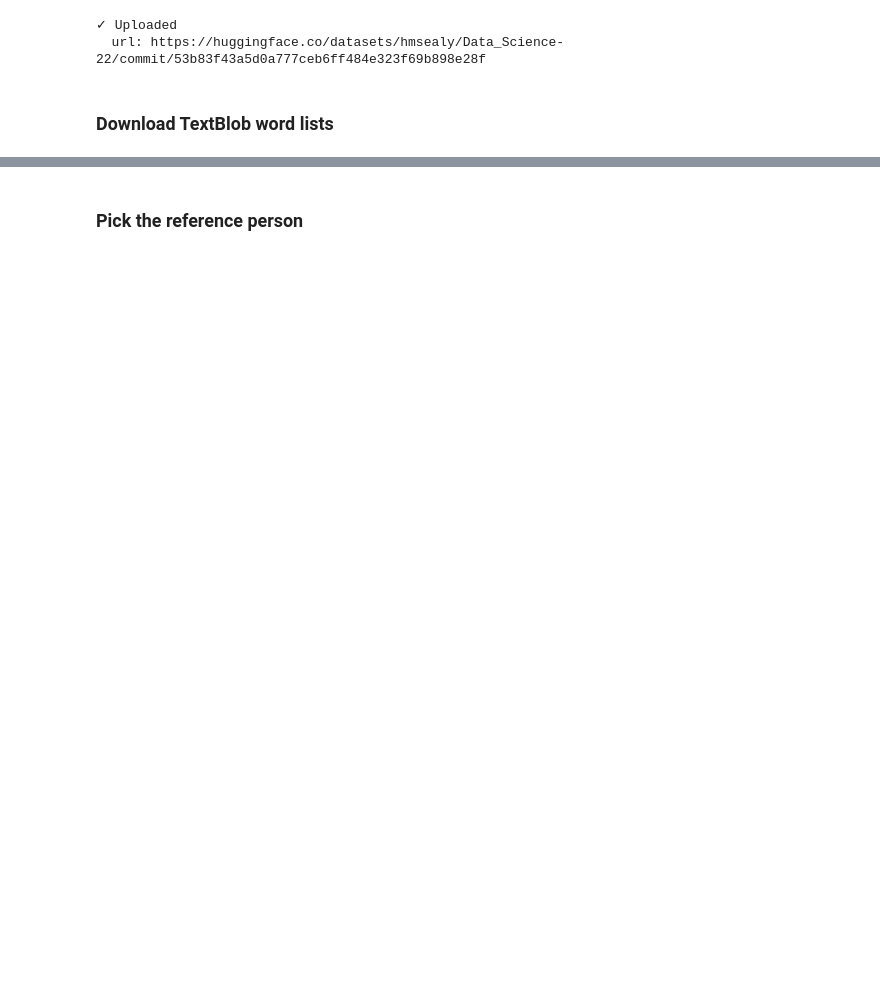
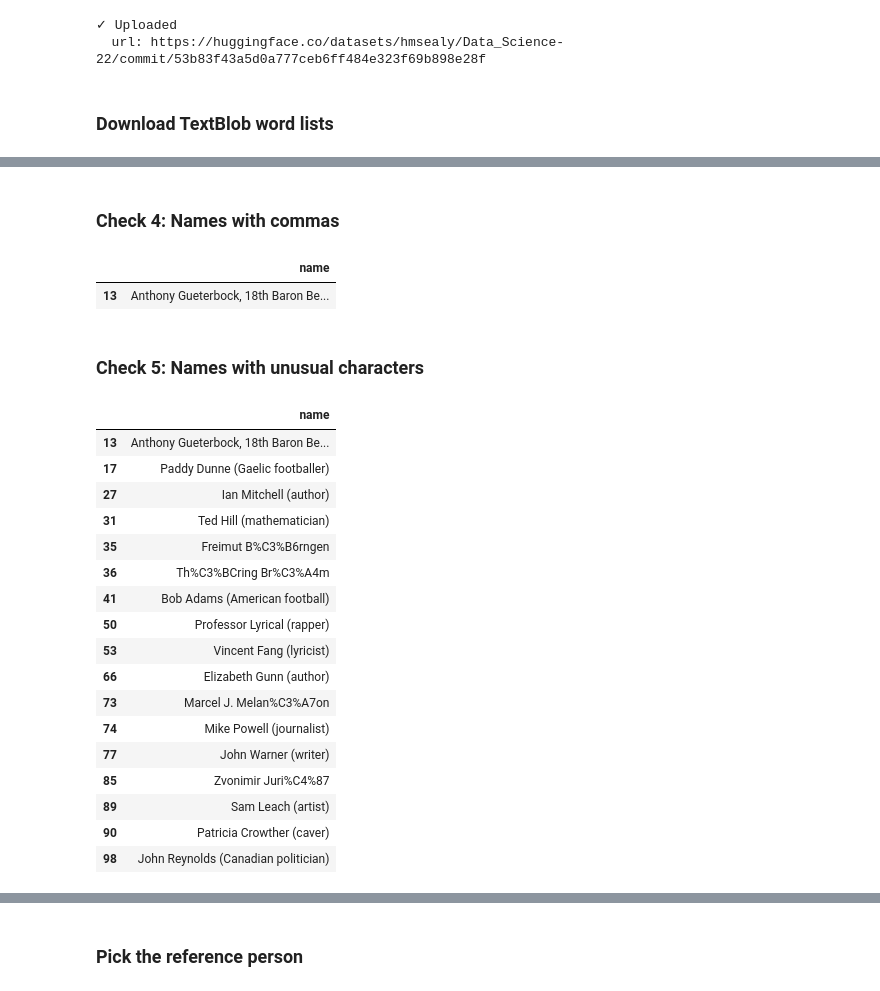
Before and after one commit to hmsealy/Data-Science-Portfolio-C22-, a Jupyter notebook: Modules/Module_5_NLP_and_Clustering/Projects/Instructions/Project.5-NLP/Pass-04.ipynb, the cells around one changed output, grey strips where cells are left out. Saved outputs shown, nothing was run; the diff lists cells and outputs as text; code cells hidden in the pictures; blank space fills up the shorter version.

```diff
--- a/Modules/Module_5_NLP_and_Clustering/Projects/Instructions/Project.5-NLP/Pass-04.ipynb
+++ b/Modules/Module_5_NLP_and_Clustering/Projects/Instructions/Project.5-NLP/Pass-04.ipynb
@@ -145,6 +142,5 @@ print(hf_upload.stdout)
 # %%
-# Pass 01 rule: use only the first 20 rows of the CSV
-# We query the parquet file we already made, so this is fast
-df = duckdb.query(f'select * from "{base_file}.parquet" limit 20').df()
+# Pass 04 rule: use only the first 100 rows of the CSV
+df = duckdb.query(f'select * from "{base_file}.parquet" limit 100').df()
 df.shape
 # %% [output]
@@ -151,0 +187,33 @@ df.shape
+# %% [markdown]
+### Check 4: Names with commas
+# %%
+# Titles like "Anthony Gueterbock, 18th Baron Berkeley"
+df[df["name"].str.contains(",", regex=False)][["name"]]
+# %% [output]
+|  | name |
+| 13 | Anthony Gueterbock, 18th Baron Be... |
+# %% [markdown]
+### Check 5: Names with unusual characters
+# %%
+# Anything that is NOT a plain letter, space, period, apostrophe or hyphen.
+# This catches digits, accents (é, ö), parentheses and commas.
+df[df["name"].str.contains(r"[^A-Za-z .'\-]")][["name"]]
+# %% [output]
+|  | name |
+| 13 | Anthony Gueterbock, 18th Baron Be... |
+| 17 | Paddy Dunne (Gaelic footballer) |
+| 27 | Ian Mitchell (author) |
+| 31 | Ted Hill (mathematician) |
+| 35 | Freimut B%C3%B6rngen |
+| 36 | Th%C3%BCring Br%C3%A4m |
+| 41 | Bob Adams (American football) |
+| 50 | Professor Lyrical (rapper) |
+| 53 | Vincent Fang (lyricist) |
+| 66 | Elizabeth Gunn (author) |
+| 73 | Marcel J. Melan%C3%A7on |
+| 74 | Mike Powell (journalist) |
+| 77 | John Warner (writer) |
+| 85 | Zvonimir Juri%C4%87 |
+| 89 | Sam Leach (artist) |
+| 90 | Patricia Crowther (caver) |
+| 98 | John Reynolds (Canadian politician) |
```
Also changed, not shown: parts of 60 cells of this notebook.
